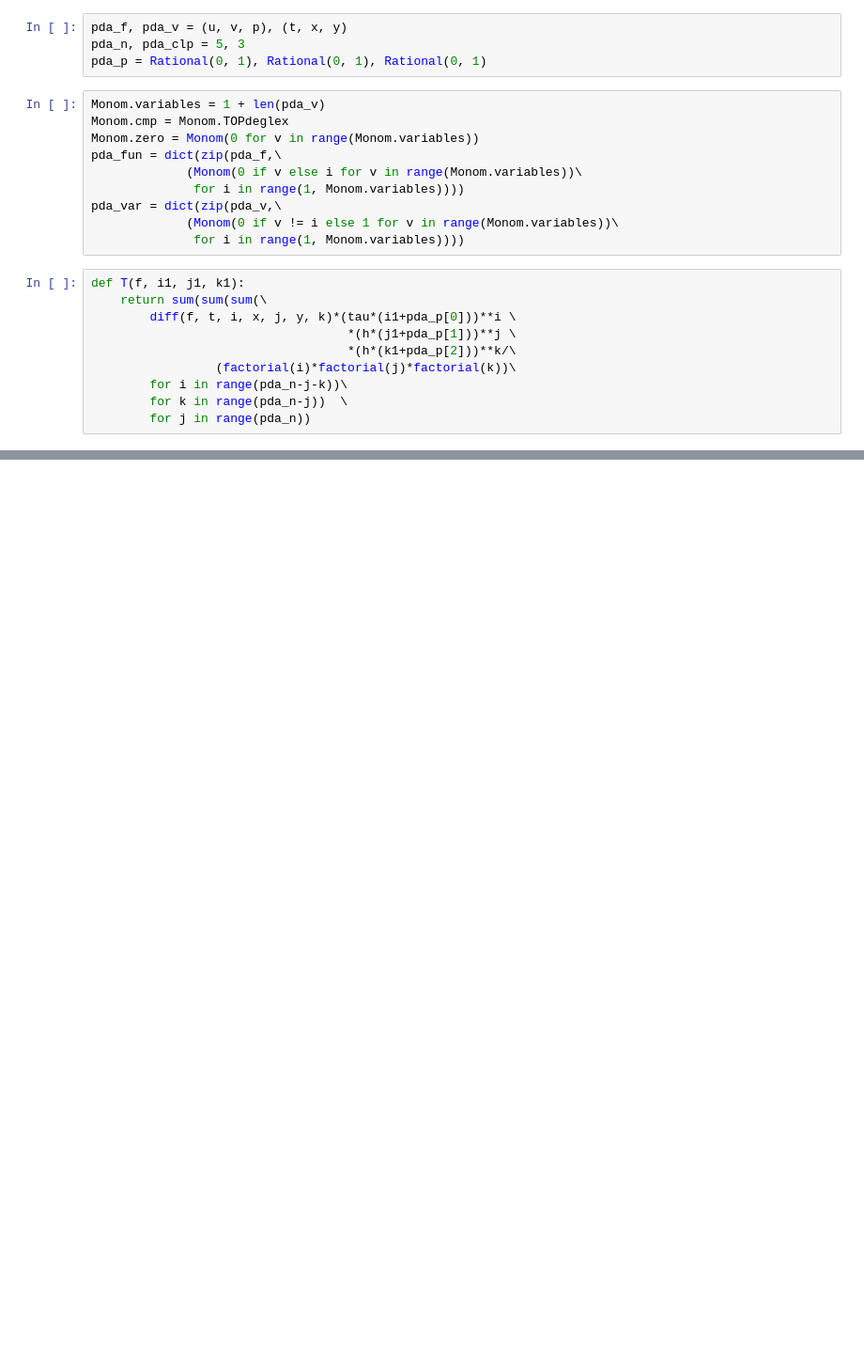
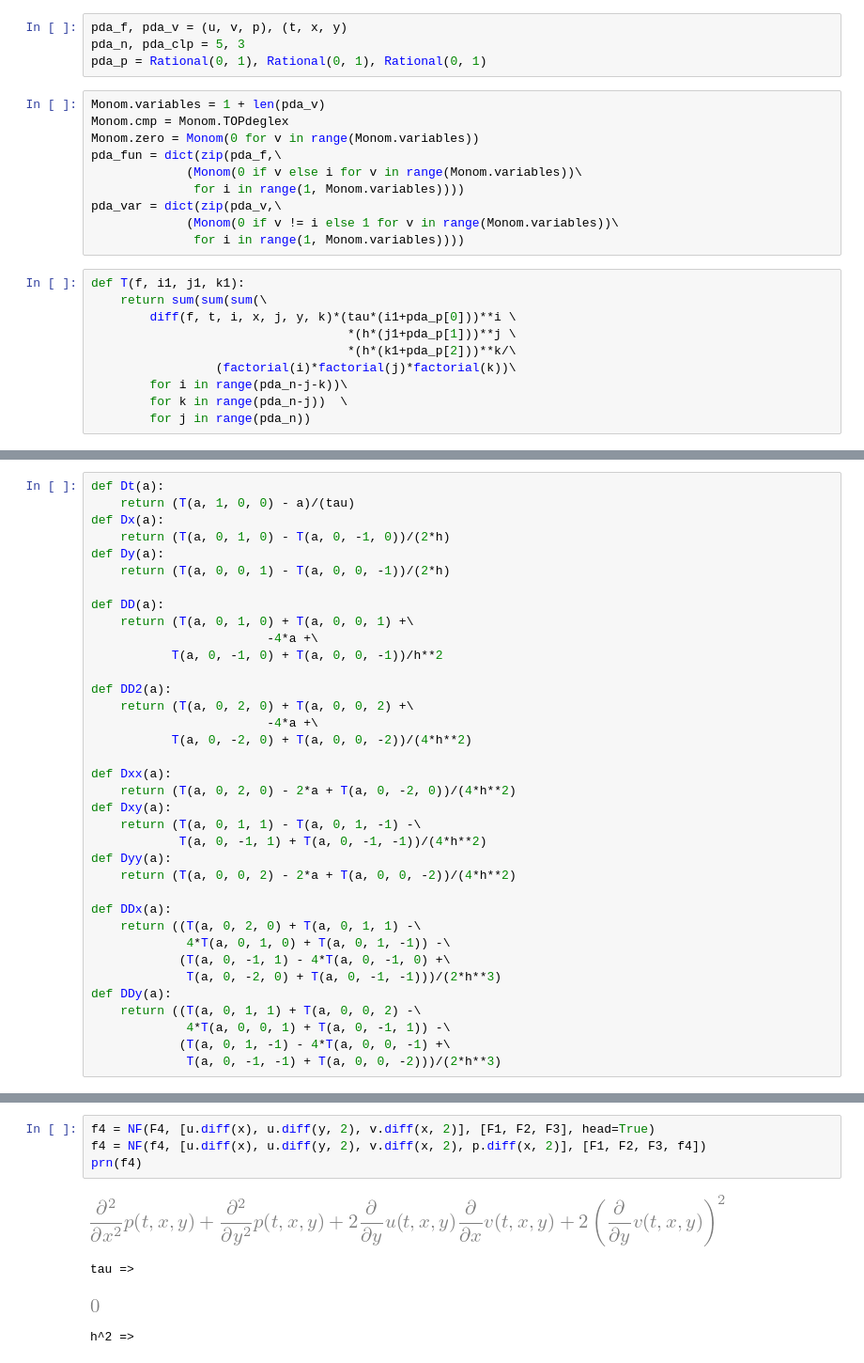
Before and after one commit to blinkovua/sharing-blinkov, a Jupyter notebook: NavierStokes2D-PDA.ipynb, the cells around one changed output, grey strips where cells are left out. Shown at 94% size. Cells and saved outputs as stored; diff of their text form; blank space fills up the shorter version.

```diff
--- a/NavierStokes2D-PDA.ipynb
+++ b/NavierStokes2D-PDA.ipynb
@@ -213,0 +139,36 @@ NF(F4, [u.diff(x), u.diff(t), v.diff(t), p.diff(x, 2)], [F1, F2, F3, F4])
+# %%
+def Dt(a):
+    return (T(a, 1, 0, 0) - a)/(tau)
+def Dx(a):
+    return (T(a, 0, 1, 0) - T(a, 0, -1, 0))/(2*h)
+def Dy(a):
+    return (T(a, 0, 0, 1) - T(a, 0, 0, -1))/(2*h)
+
+def DD(a):
+    return (T(a, 0, 1, 0) + T(a, 0, 0, 1) +\
+                        -4*a +\
+           T(a, 0, -1, 0) + T(a, 0, 0, -1))/h**2
+
+def DD2(a):
+    return (T(a, 0, 2, 0) + T(a, 0, 0, 2) +\
+                        -4*a +\
+           T(a, 0, -2, 0) + T(a, 0, 0, -2))/(4*h**2)
+
+def Dxx(a):
+    return (T(a, 0, 2, 0) - 2*a + T(a, 0, -2, 0))/(4*h**2)
+def Dxy(a):
+    return (T(a, 0, 1, 1) - T(a, 0, 1, -1) -\
+            T(a, 0, -1, 1) + T(a, 0, -1, -1))/(4*h**2)
+def Dyy(a):
+    return (T(a, 0, 0, 2) - 2*a + T(a, 0, 0, -2))/(4*h**2)
+
+def DDx(a):
+    return ((T(a, 0, 2, 0) + T(a, 0, 1, 1) -\
+             4*T(a, 0, 1, 0) + T(a, 0, 1, -1)) -\
+            (T(a, 0, -1, 1) - 4*T(a, 0, -1, 0) +\
+             T(a, 0, -2, 0) + T(a, 0, -1, -1)))/(2*h**3)
+def DDy(a):
+    return ((T(a, 0, 1, 1) + T(a, 0, 0, 2) -\
+             4*T(a, 0, 0, 1) + T(a, 0, -1, 1)) -\
+            (T(a, 0, 1, -1) - 4*T(a, 0, 0, -1) +\
+             T(a, 0, -1, -1) + T(a, 0, 0, -2)))/(2*h**3)
@@ -213,0 +260,9 @@ NF(F4, [u.diff(x), u.diff(t), v.diff(t), p.diff(x, 2)], [F1, F2, F3, F4])
+# %%
+f4 = NF(F4, [u.diff(x), u.diff(y, 2), v.diff(x, 2)], [F1, F2, F3], head=True)
+f4 = NF(f4, [u.diff(x), u.diff(y, 2), v.diff(x, 2), p.diff(x, 2)], [F1, F2, F3, f4])
+prn(f4)
+# %% [output]
+[figure, added]
+tau =>
+[figure, added]
+h^2 =>
```
Also changed, not shown: parts of 107 cells of this notebook.
